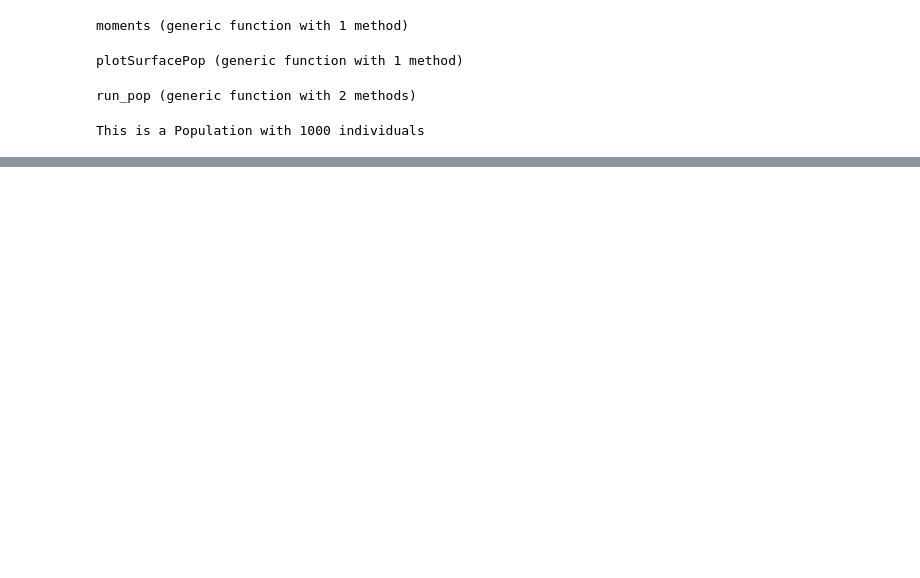
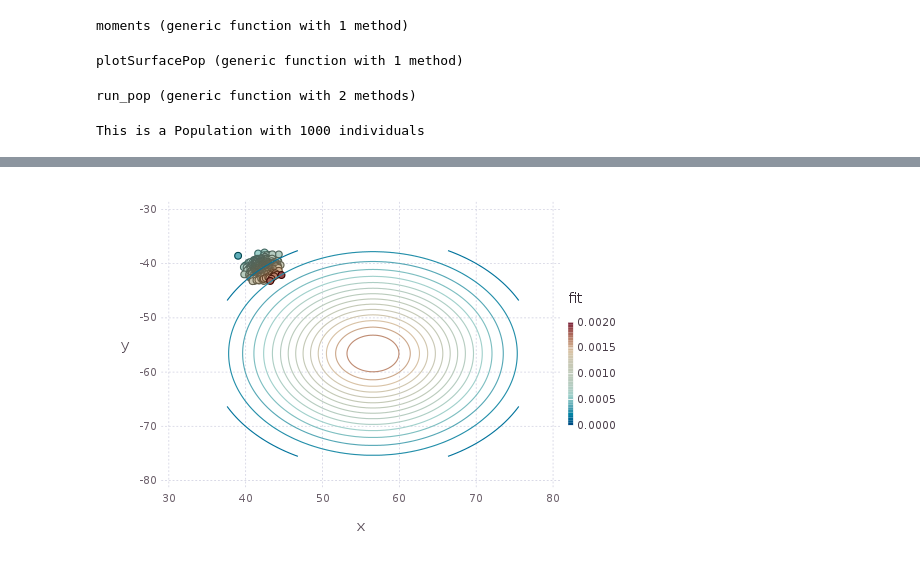
Before and after one commit to diogro/evomod_julia, a Jupyter notebook: evomod_prototype_notebook.ipynb, the cells around one changed output, grey strips where cells are left out. Drawn from its saved outputs; the diff is of its cells as text; code cells hidden in the pictures; blank space fills up the shorter version.

```diff
--- a/evomod_prototype_notebook.ipynb
+++ b/evomod_prototype_notebook.ipynb
@@ -391,5 +426,7 @@ Guide.manual_color_key("Legend", ["Within", "Between"], ["red", "deepskyblue"]))
 # %%
-plotSurfacePop(burnin_pop)
+plotSurfacePop(direct_pop)
+# %% [output]
+[figure, added]
 # %%
 n = size(pop.moments)[1]
 df_trait = DataFrame(mod1 = [pop.moments[i]["mean_z"][1]   for i in 1:n],
```
Also changed, not shown: parts of 9 cells of this notebook.
